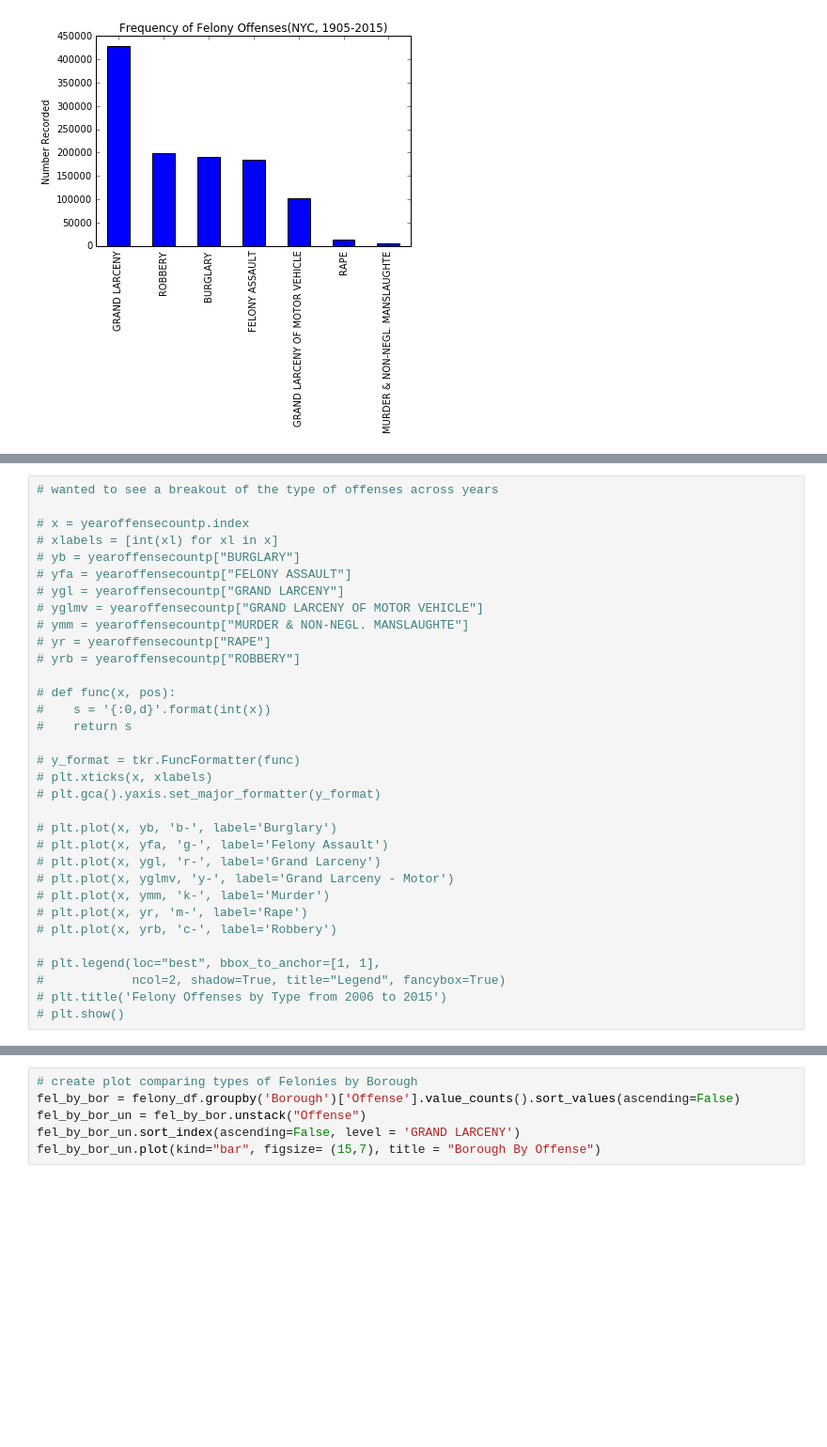
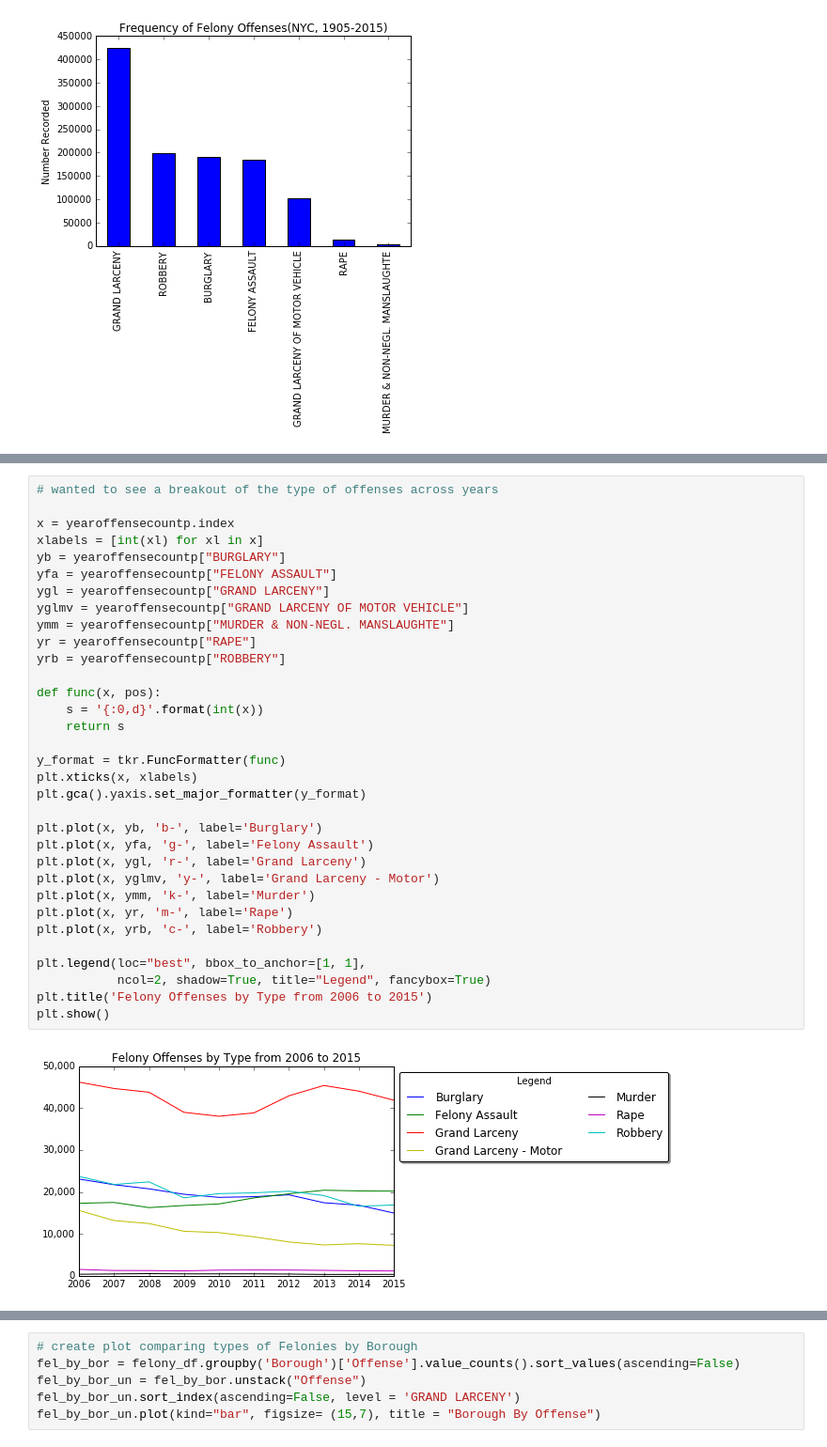
Before and after one commit to mmillervedam/INFOW18_FinalProject, a Jupyter notebook: Final Project Notebook - First Pass.ipynb, the cells around one changed output, grey strips where cells are left out. Shown: that part at 94% size. Drawn from its saved outputs; the diff is of its cells as text; blank space fills up the shorter version.

```diff
--- a/Final Project Notebook - First Pass.ipynb
+++ b/Final Project Notebook - First Pass.ipynb
@@ -275,36 +185,38 @@ plt.title('Total Annual Felony Offenses from 2006 to 2015')
 # %%
 # wanted to see a breakout of the type of offenses across years
 
-# x = yearoffensecountp.index
-# xlabels = [int(xl) for xl in x]
-# yb = yearoffensecountp["BURGLARY"]
-# yfa = yearoffensecountp["FELONY ASSAULT"]
-# ygl = yearoffensecountp["GRAND LARCENY"]
-# yglmv = yearoffensecountp["GRAND LARCENY OF MOTOR VEHICLE"]
-# ymm = yearoffensecountp["MURDER & NON-NEGL. MANSLAUGHTE"]
-# yr = yearoffensecountp["RAPE"]
-# yrb = yearoffensecountp["ROBBERY"]
+x = yearoffensecountp.index
+xlabels = [int(xl) for xl in x]
+yb = yearoffensecountp["BURGLARY"]
+yfa = yearoffensecountp["FELONY ASSAULT"]
+ygl = yearoffensecountp["GRAND LARCENY"]
+yglmv = yearoffensecountp["GRAND LARCENY OF MOTOR VEHICLE"]
+ymm = yearoffensecountp["MURDER & NON-NEGL. MANSLAUGHTE"]
+yr = yearoffensecountp["RAPE"]
+yrb = yearoffensecountp["ROBBERY"]
 
-# def func(x, pos):
-#    s = '{:0,d}'.format(int(x))
-#    return s
+def func(x, pos):
+    s = '{:0,d}'.format(int(x))
+    return s
 
-# y_format = tkr.FuncFormatter(func)
-# plt.xticks(x, xlabels)
-# plt.gca().yaxis.set_major_formatter(y_format)
+y_format = tkr.FuncFormatter(func)
+plt.xticks(x, xlabels)
+plt.gca().yaxis.set_major_formatter(y_format)
 
-# plt.plot(x, yb, 'b-', label='Burglary')
-# plt.plot(x, yfa, 'g-', label='Felony Assault')
-# plt.plot(x, ygl, 'r-', label='Grand Larceny')
-# plt.plot(x, yglmv, 'y-', label='Grand Larceny - Motor')
-# plt.plot(x, ymm, 'k-', label='Murder')
-# plt.plot(x, yr, 'm-', label='Rape')
-# plt.plot(x, yrb, 'c-', label='Robbery')
+plt.plot(x, yb, 'b-', label='Burglary')
+plt.plot(x, yfa, 'g-', label='Felony Assault')
+plt.plot(x, ygl, 'r-', label='Grand Larceny')
+plt.plot(x, yglmv, 'y-', label='Grand Larceny - Motor')
+plt.plot(x, ymm, 'k-', label='Murder')
+plt.plot(x, yr, 'm-', label='Rape')
+plt.plot(x, yrb, 'c-', label='Robbery')
 
-# plt.legend(loc="best", bbox_to_anchor=[1, 1],
-#            ncol=2, shadow=True, title="Legend", fancybox=True)
-# plt.title('Felony Offenses by Type from 2006 to 2015')
-# plt.show()
+plt.legend(loc="best", bbox_to_anchor=[1, 1],
+           ncol=2, shadow=True, title="Legend", fancybox=True)
+plt.title('Felony Offenses by Type from 2006 to 2015')
+plt.show()
+# %% [output]
+[figure, added]
 # %%
 # there is a look of total felony offenses by day of week
 # looks like the first of the month has the highest offenses - about 10,000 more than any other day
```
Also changed, not shown: parts of 74 cells of this notebook, 1 other file.
